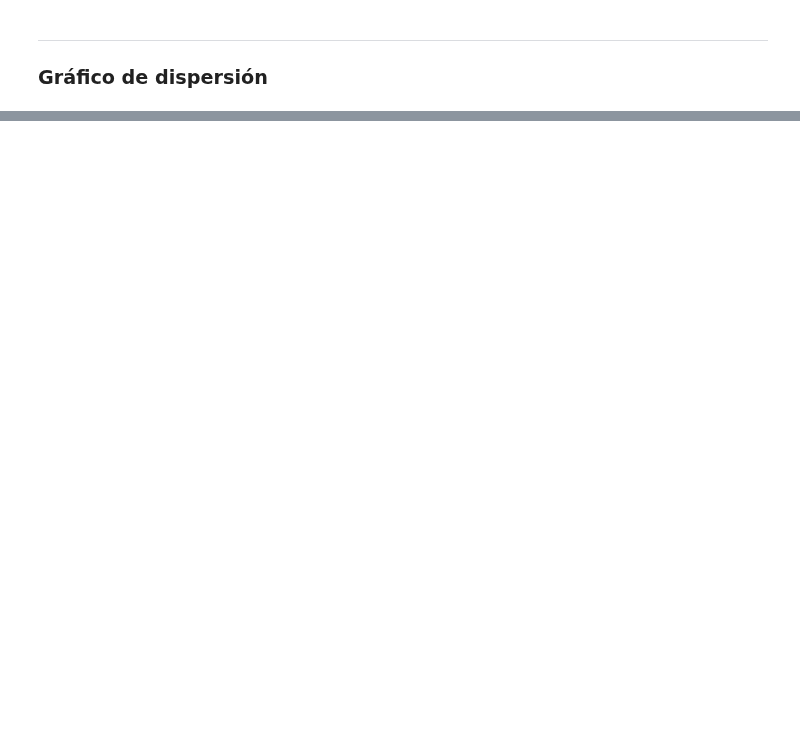
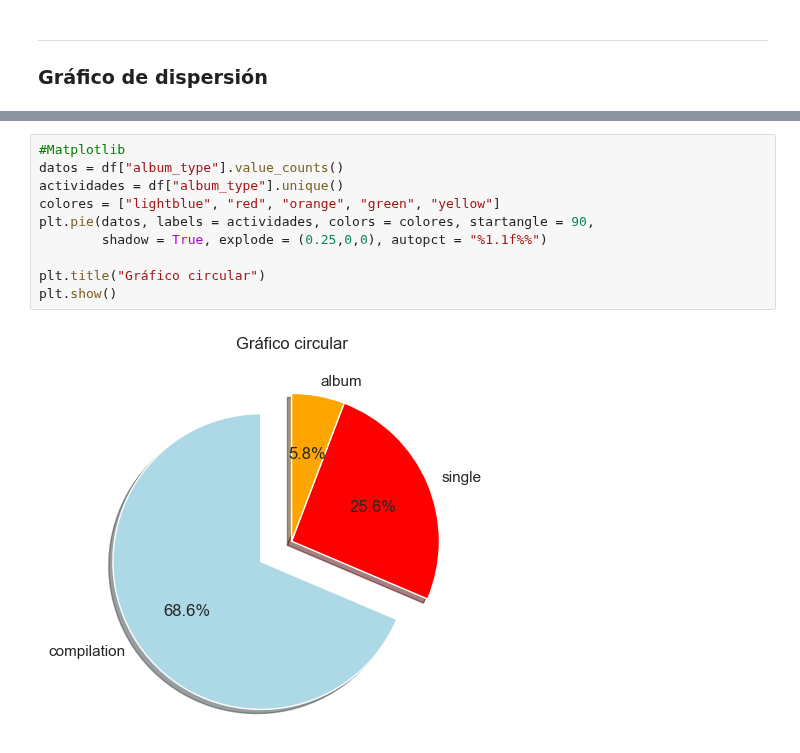
Before and after one commit to JavierPeraltaAzagra/Big-Data-e-IA, a Jupyter notebook: Programacion de IA/Seaborn/Trabajo grupal/04-Seaborn_Teoría.ipynb, the cells around one changed output, grey strips where cells are left out. Cells and saved outputs as stored; diff of their text form; blank space fills up the shorter version.

```diff
--- a/Programacion de IA/Seaborn/Trabajo grupal/04-Seaborn_Teoría.ipynb
+++ b/Programacion de IA/Seaborn/Trabajo grupal/04-Seaborn_Teoría.ipynb
@@ -153,0 +222,12 @@ Passing `palette` without assigning `hue` is deprecated and will be removed in v
+# %%
+#Matplotlib
+datos = df["album_type"].value_counts()
+actividades = df["album_type"].unique()
+colores = ["lightblue", "red", "orange", "green", "yellow"]
+plt.pie(datos, labels = actividades, colors = colores, startangle = 90,
+        shadow = True, explode = (0.25,0,0), autopct = "%1.1f%%")
+
+plt.title("Gráfico circular")
+plt.show()
+# %% [output]
+[figure, added]
```
Also changed, not shown: parts of 9 cells of this notebook.
